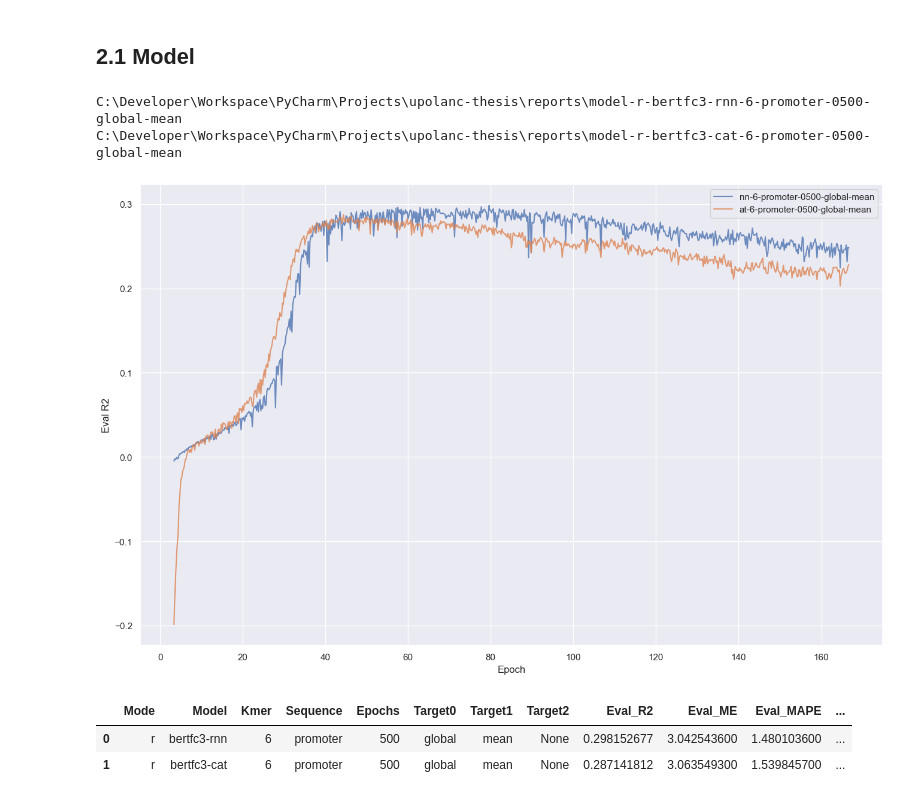
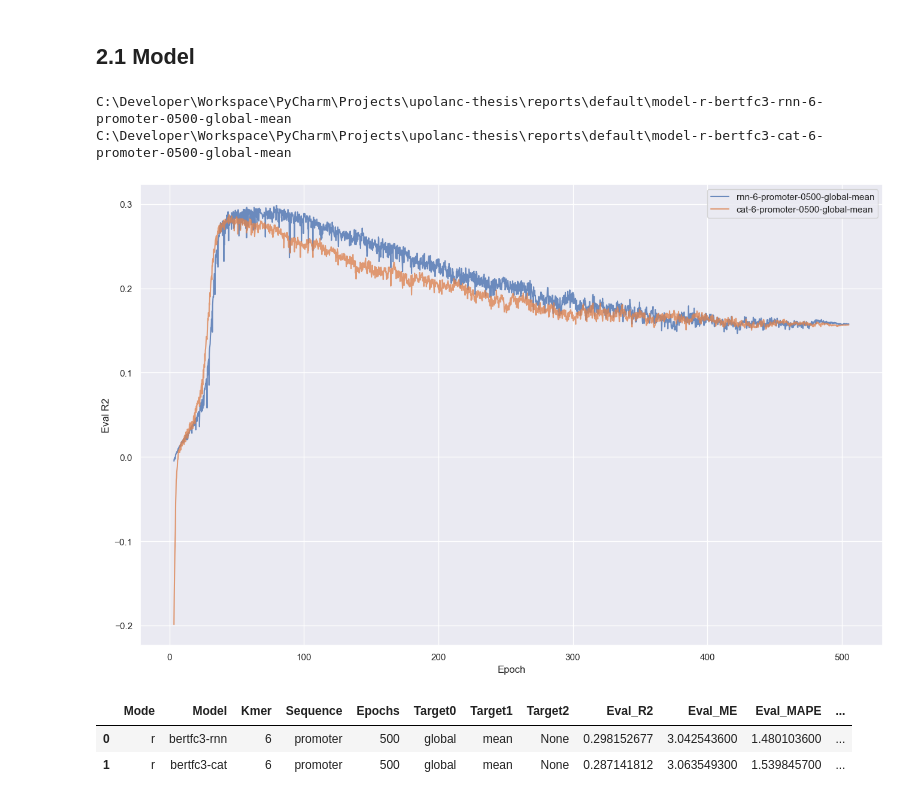
Before and after one commit to up4472/upolanc-thesis, a Jupyter notebook: notebook/nbp09-report.ipynb, the cells around one changed output. Cells and saved outputs as stored; diff of their text form; code cells hidden in the pictures.

```diff
--- a/notebook/nbp09-report.ipynb
+++ b/notebook/nbp09-report.ipynb
@@ -42,7 +42,7 @@ runtime.set_plot_theme()
 # %%
 # List reports folder content
 
-ROOT_DIR = os.path.join(ROOT, 'reports')
+ROOT_DIR = os.path.join(ROOT, 'reports', 'default')
 
 for path in os.listdir(ROOT_DIR) :
 	if path.startswith('model-') or path.startswith('tune-') :
@@ -259,21 +259,21 @@ report_bert_model = report_load.load_bert_reports(
 	show = False
 )
 # %% [output]
-C:\Developer\Workspace\PyCharm\Projects\upolanc-thesis\reports\model-r-bertfc3-rnn-6-promoter-0500-global-mean
-C:\Developer\Workspace\PyCharm\Projects\upolanc-thesis\reports\model-r-bertfc3-cat-6-promoter-0500-global-mean
+C:\Developer\Workspace\PyCharm\Projects\upolanc-thesis\reports\default\model-r-bertfc3-rnn-6-promoter-0500-global-mean
+C:\Developer\Workspace\PyCharm\Projects\upolanc-thesis\reports\default\model-r-bertfc3-cat-6-promoter-0500-global-mean
 # %%
 # Plot
 
 report_plot.models_bert_r2(
 	data     = report_bert_model,
 	mode     = 'regression',
 	x        = 15,
-	y        = 800,
+	y        = None,
 	filename = None,
 	step     = 'epoch'
 )
 # %% [output]
-[figure, old version]
+[figure, new version]
 # %%
 # Concat reports and display top few
 
```
Also changed, not shown: parts of 3 cells of this notebook, 24 other files.
